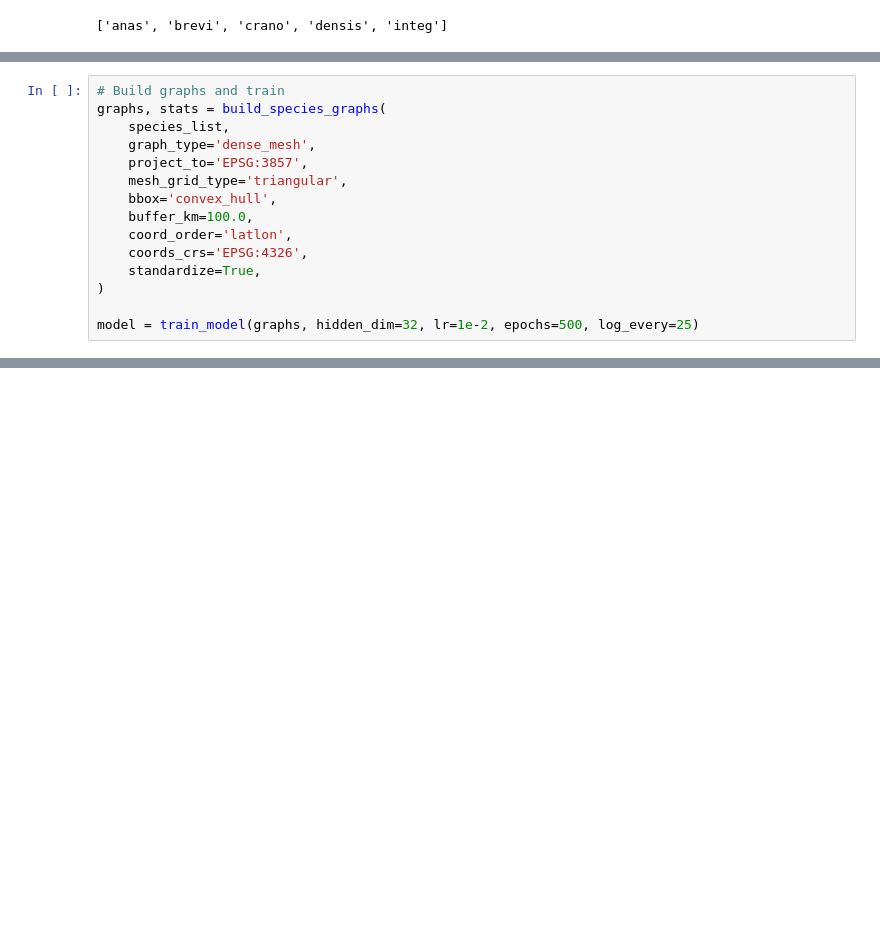
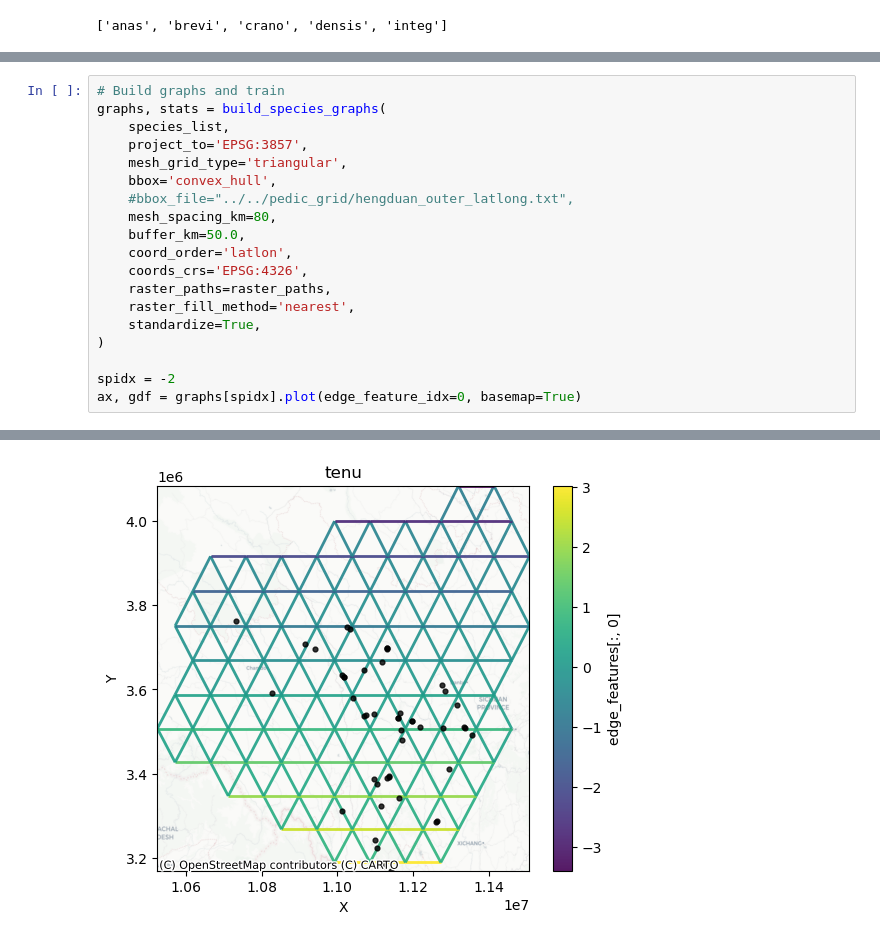
Before and after one commit to isaacovercast/meadow, a Jupyter notebook: notebooks/pedic_example.ipynb, the cells around one changed output, grey strips where cells are left out. Drawn from its saved outputs; the diff is of its cells as text; blank space fills up the shorter version.

```diff
--- a/notebooks/pedic_example.ipynb
+++ b/notebooks/pedic_example.ipynb
@@ -78,15 +70,19 @@ species_list, env_names = load_pedic_species(
 # Build graphs and train
 graphs, stats = build_species_graphs(
     species_list,
-    graph_type='dense_mesh',
     project_to='EPSG:3857',
     mesh_grid_type='triangular',
     bbox='convex_hull',
-    buffer_km=100.0,
+    #bbox_file="../../pedic_grid/hengduan_outer_latlong.txt",
+    mesh_spacing_km=80,
+    buffer_km=50.0,
     coord_order='latlon',
     coords_crs='EPSG:4326',
+    raster_paths=raster_paths,
+    raster_fill_method='nearest',
     standardize=True,
 )
 
-model = train_model(graphs, hidden_dim=32, lr=1e-2, epochs=500, log_every=25)
+spidx = -2
+ax, gdf = graphs[spidx].plot(edge_feature_idx=0, basemap=True)
 # %% [output]
@@ -112,0 +89 @@ epoch  500 loss 0.162360 val 0.015694
+[figure, added]
```
Also changed, not shown: parts of 11 cells of this notebook, 23 other files.
